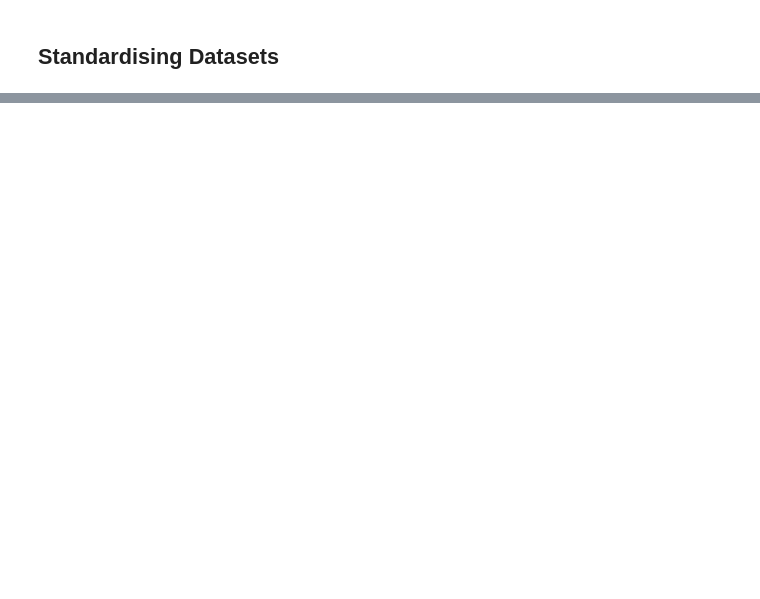
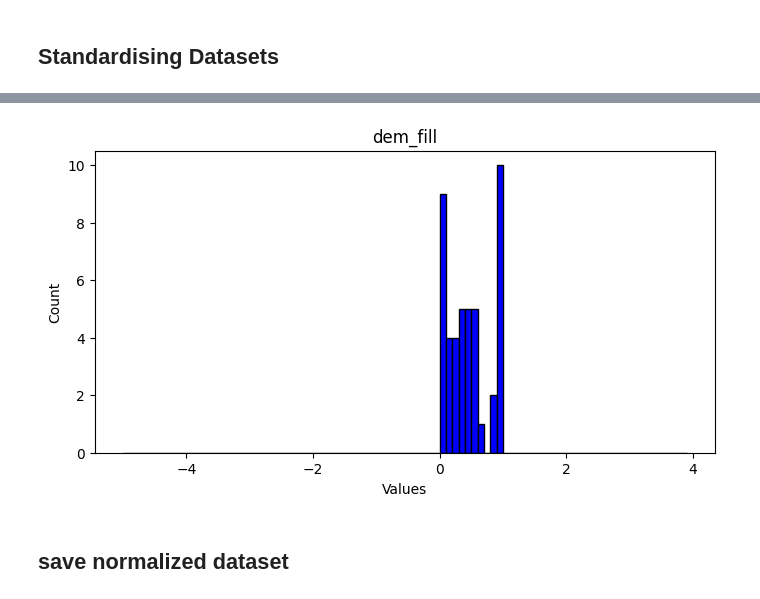
Before and after one commit to sheecegardezi/uncoverml, a Jupyter notebook: notebook/Pre Processing.ipynb, the cells around one changed output, grey strips where cells are left out. Drawn from its saved outputs; the diff is of its cells as text; code cells hidden in the pictures; blank space fills up the shorter version.

```diff
--- a/notebook/Pre Processing.ipynb
+++ b/notebook/Pre Processing.ipynb
@@ -268,0 +295,16 @@ dtrain.get_label()
+# %%
+scaler = preprocessing.QuantileTransformer().fit(df)
+quantile_df = scaler.transform(df)
+# %%
+import matplotlib.pyplot as plt
+plt.rcParams['figure.figsize'] = [8, 4]
+plt.rcParams['figure.dpi'] = 100
+col_name = df.columns.values[dataset_id]
+plt.xlabel('Values')
+plt.ylabel('Count')
+plt.title(col_name)
+_ = plt.hist(quantile_df[dataset_id], color = 'blue', edgecolor = 'black', bins = np.arange(-5,4,0.1),label=col_name )
+# %% [output]
+[figure, added]
+# %% [markdown]
+## save normalized dataset
```
Also changed, not shown: parts of 19 cells of this notebook, 5 other files.
